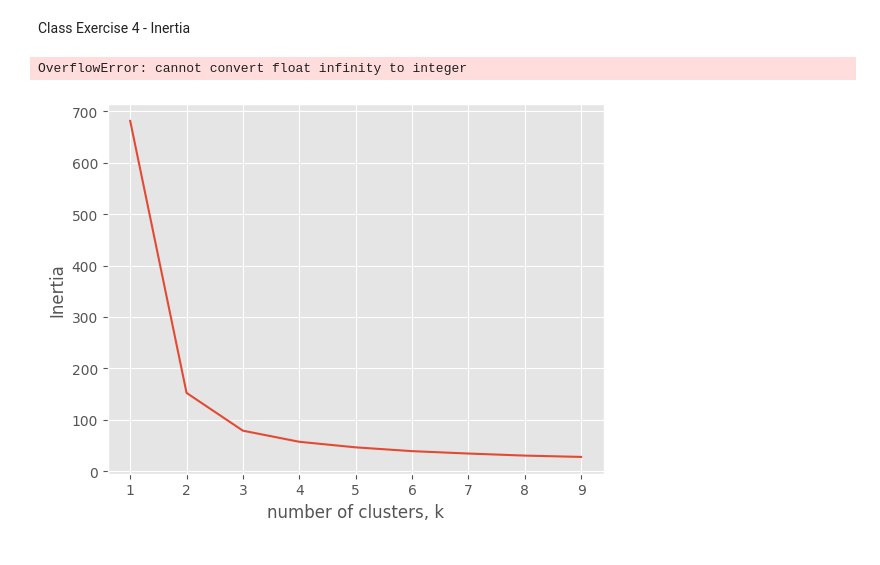
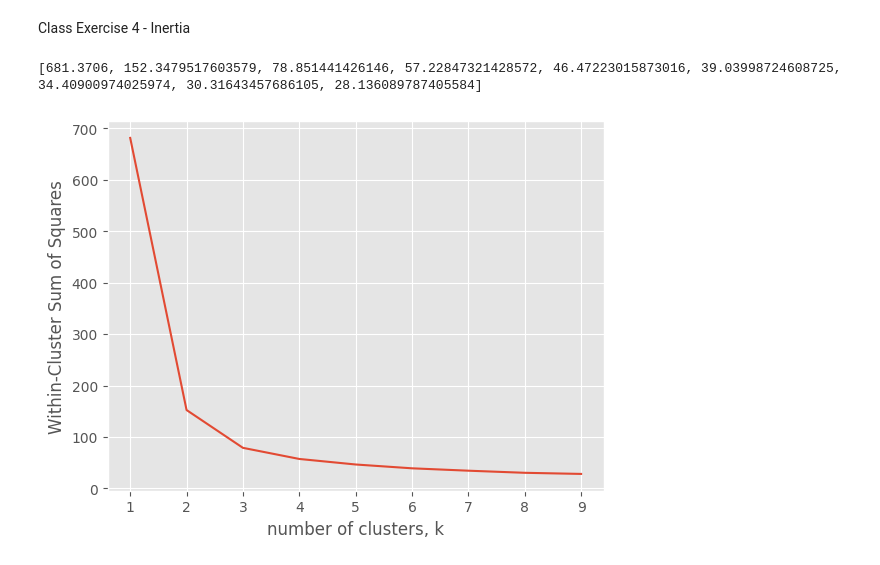
Before and after one commit to boi-git/Week-2-EDA, a Jupyter notebook: Week 2 Inertia.ipynb, the cells around one changed output. Saved outputs shown, nothing was run; the diff lists cells and outputs as text; code cells hidden in the pictures.

Commit message:
Inertia

```diff
--- a/Week 2 Inertia.ipynb
+++ b/Week 2 Inertia.ipynb
@@ -154,28 +154,26 @@ print(model.inertia_)
 # %% [markdown]
 Class Exercise 4 - Inertia
 # %%
+from matplotlib.pyplot import xlabel
+
+
 K = range(1,10)
 wss = []
 for k in K:
     kmeas = KMeans(n_clusters=k)
-    kmeas = kmeans.fit(samples)
-    wss_iter = kmeas.intertia_
+    kmeas = kmeas.fit(samples)
+    wss_iter = kmeas.inertia_
     wss.append(wss_iter)
+
+print(wss)
+#Within-Cluster Sum of Squares
+
+fig, ax = plt.subplots()
+ax.plot(K, wss)
+ax.set(xlabel = "number of clusters, k",
+       ylabel = "Within-Cluster Sum of Squares")
+
+plt.show()
 # %% [output]
-OverflowError: cannot convert float infinity to integer
+[681.3706, 152.3479517603579, 78.851441426146, 57.22847321428572, 46.47223015873016, 39.03998724608725, 34.40900974025974, 30.31643457686105, 28.136089787405584]
+[figure, added]
-# %%
-clusters = range(1, 10)
-models = []
-for k in clusters:
-  model = KMeans(n_clusters = k)
-  model.fit(samples)
-  models.append(model.inertia_)
-
-fig, ax = plt.subplots()
-ax.plot(clusters, models)
-ax.set(xlabel = "number of clusters, k",
-       ylabel = "Inertia")
-
-plt.show()
-# %% [output]
-[figure, removed]
```
